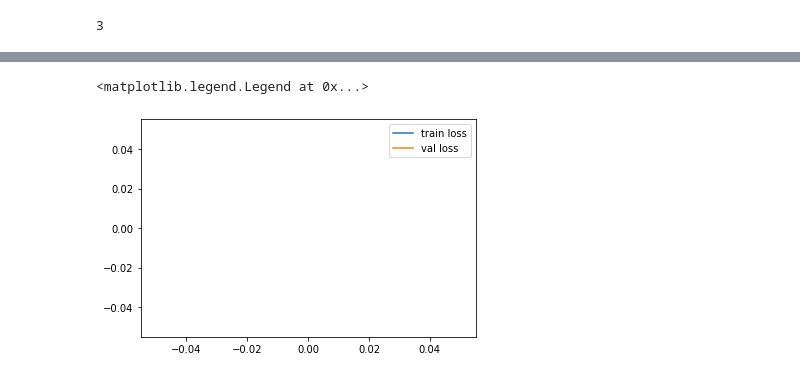
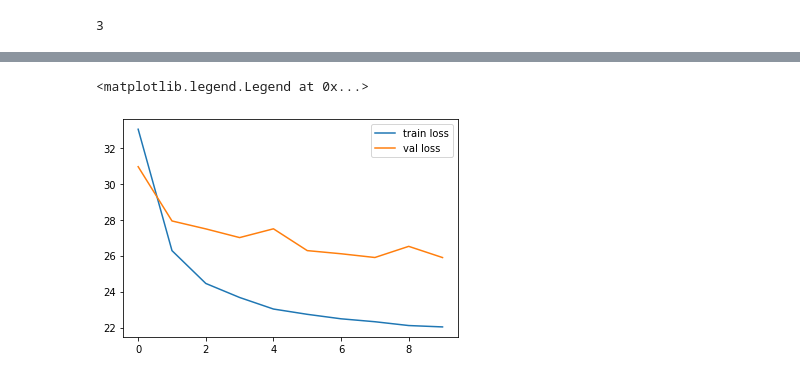
Before and after one commit to kwakjeeyoon/d2l-RecSys-pytorch, a Jupyter notebook: 16.6 NCF.ipynb, the cells around one changed output, grey strips where cells are left out. Saved outputs shown, nothing was run; the diff lists cells and outputs as text; code cells hidden in the pictures.

```diff
--- a/16.6 NCF.ipynb
+++ b/16.6 NCF.ipynb
@@ -89,7 +89,7 @@ def load_data_ml100k(data, num_users, num_items, feedback='explicit'):
     """
     과정은 정확히 이해안되는데 user id, item id, score, 유저-아이템 행렬 반환
     explicit 일때는 유저 아이템 행렬
-    implicit 일때는 key : 유저, val : 아이템의 리스트로 하는 dict
+    implicit 일때는 key : (유저), val : (유저가 구매한 아이템의 리스트)로 하는 dict
     """
     users, items, scores = [], [], []
     inter = np.zeros((num_items, num_users)) if feedback == 'explicit' else {}
@@ -128,7 +128,7 @@ def split_data_ml100k(data, num_users, num_items,
         train_data, test_data = data[mask], data[neg_mask]
     return train_data, test_data
 # %%
-batch_size = 1024
+batch_size = 50
 df, num_users, num_items = read_data_ml100k()
 train_data, test_data = split_data_ml100k(df, num_users, num_items,
                                               'seq-aware')
@@ -171,0 +179,14 @@ class BPRLoss(nn.Module):
+# %%
+def hit_and_auc(rankedlist, test_matrix, k):
+    """
+    rankedlist :
+    test_matrix : test candidates(key = 유저, val = 유저가 구매한 아이템의 리스트인 dict)
+    k : top k
+    """
+    hits_k = [(idx, val) for idx, val in enumerate(rankedlist[:k])
+              if val in set(test_matrix)]
+    hits_all = [(idx, val) for idx, val in enumerate(rankedlist)
+                if val in set(test_matrix)]
+    max = len(rankedlist) - 1
+    auc = 1.0 * (max - hits_all[0][0]) / max if len(hits_all) > 0 else 0
+    return len(hits_k), auc
@@ -181,12 +239,12 @@ import os
 
 train_epoch_loss = []
 val_epoch_loss_lst = []
-best_val_epoch_loss = int(1e9)
+val_epoch_hit_lst = []
+val_epoch_auc_lst = []
+best_auc = 0
 for epoch in tqdm(range(num_epochs)):
     train_iter_loss = []
     for i, values in enumerate(train_iter):
-        if i==1:
-            break
         p_pos = model(values[0].to(device), values[1].to(device))
         p_neg = model(values[0].to(device), values[2].to(device))
         loss = loss_func(p_pos, p_neg)
@@ -194,9 +252,8 @@ for epoch in tqdm(range(num_epochs)):
         loss.backward()
         optimizer.step()
         train_iter_loss.append(loss.detach().item())
-        if i%50 == 0:
+        if i%500 == 0:
             print(f'{epoch} epoch {i}th train iter loss: {loss.detach().item()}')
-    break
     train_epoch_loss.append(np.mean(train_iter_loss))
     print(f'{epoch} epoch ALL LOSS : ', np.mean(train_iter_loss))
 
@@ -208,12 +265,17 @@ for epoch in tqdm(range(num_epochs)):
             p_neg = model(values[0].to(device), values[2].to(device))
             loss = loss_func(p_pos, p_neg)
             val_epoch_loss += loss.detach().item()
+
+        # 모든 val data 돌리고 나서 해당 에폭 loss, hit, auc append
+        hit, auc = evaluate_ranking(model, test_candidates, None, candidates, num_users, num_items, device)
+        val_epoch_hit_lst.append(hit)
+        val_epoch_auc_lst.append(auc)
         val_epoch_loss /= len(test_iter)
         val_epoch_loss_lst.append(val_epoch_loss)
 
-    if val_epoch_loss < best_val_epoch_loss:
-        best_val_epoch_loss = val_epoch_loss
-        print(f'New best model loss: {best_val_epoch_loss}')
+    if auc > best_auc:
+        best_auc = auc
+        print(f'New best model AUC : {best_auc}')
         if not os.path.exists('ncf_model'):
             os.mkdir('ncf_model')
 
@@ -230,10 +345,9 @@ all loss tensor(713.7936, device='cuda:0', grad_fn=<NegBackward0>)
 # %%
 import matplotlib.pyplot as plt
 
-plt.plot(val_epoch_loss_lst, label='train loss')
-
-plt.plot(train_epoch_loss, label='val loss')
+plt.plot(train_epoch_loss, label='train loss')
+plt.plot(val_epoch_loss_lst, label='val loss')
 plt.legend()
 # %% [output]
 <matplotlib.legend.Legend at 0x...>
-[figure, old version]
+[figure, new version]
```
Also changed, not shown: parts of 5 cells of this notebook.
